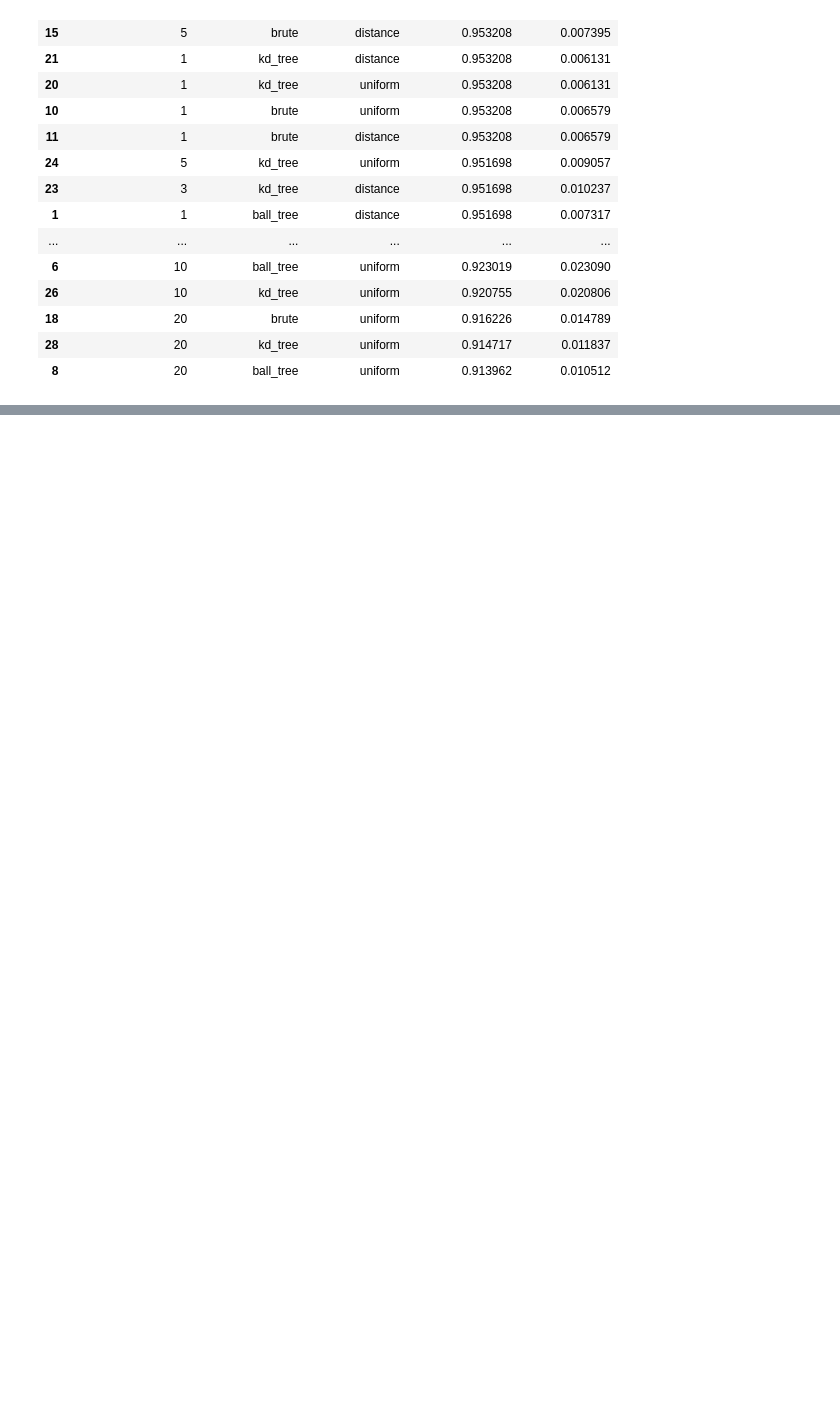
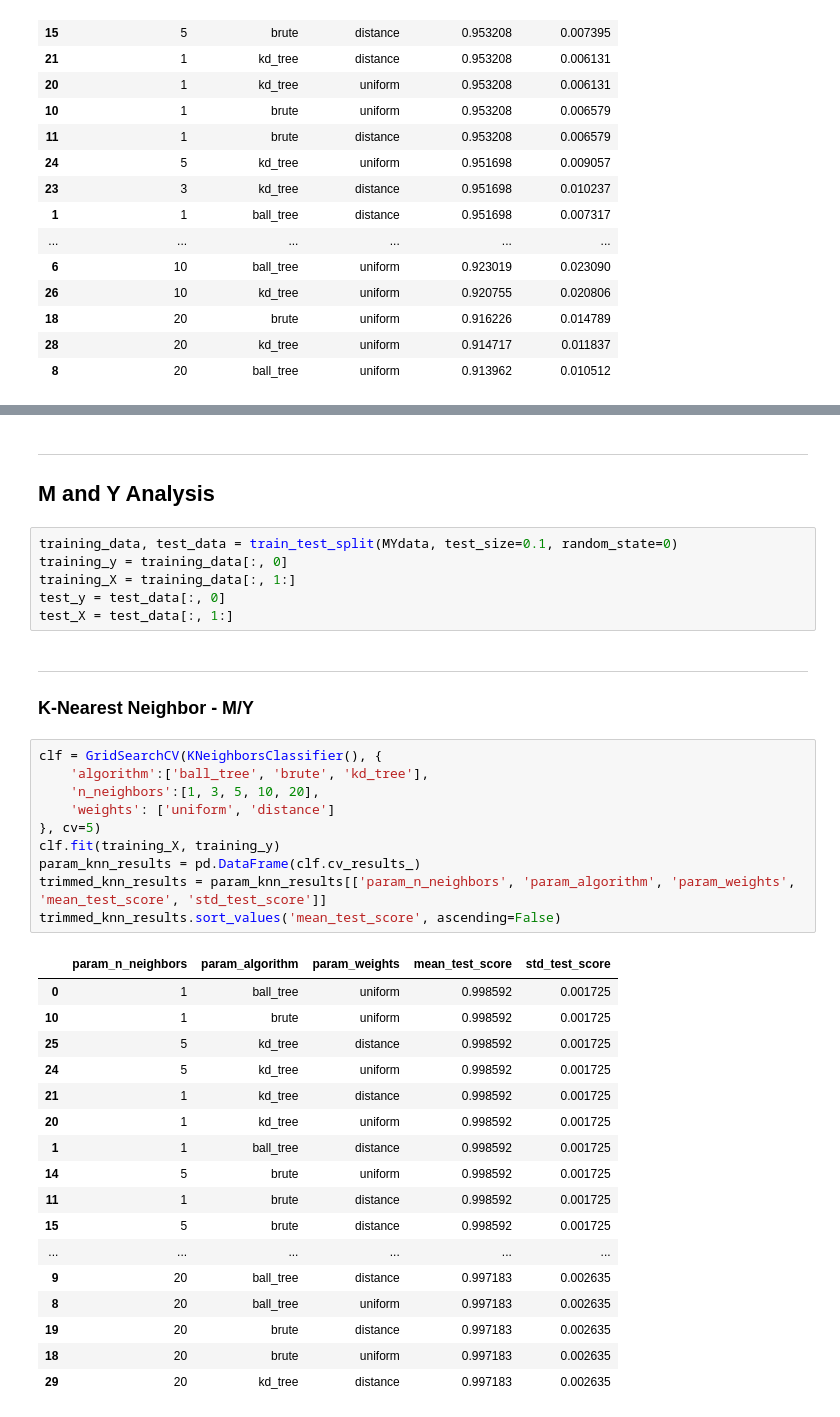
Before and after one commit to jgabella/cse514a-ProjectImplementation2, a Jupyter notebook: LetterRecognitionAnalysis.ipynb, the cells around one changed output, grey strips where cells are left out. Cells and saved outputs as stored; diff of their text form; blank space fills up the shorter version.

```diff
--- a/LetterRecognitionAnalysis.ipynb
+++ b/LetterRecognitionAnalysis.ipynb
@@ -161,0 +187,40 @@ trimmed_knn_results.sort_values('mean_test_score', ascending=False)
+# %% [markdown]
+---
+## M and Y Analysis
+# %%
+training_data, test_data = train_test_split(MYdata, test_size=0.1, random_state=0)
+training_y = training_data[:, 0]
+training_X = training_data[:, 1:]
+test_y = test_data[:, 0]
+test_X = test_data[:, 1:]
+# %% [markdown]
+---
+### K-Nearest Neighbor - M/Y
+# %%
+clf = GridSearchCV(KNeighborsClassifier(), {
+    'algorithm':['ball_tree', 'brute', 'kd_tree'],
+    'n_neighbors':[1, 3, 5, 10, 20],
+    'weights': ['uniform', 'distance']
+}, cv=5)
+clf.fit(training_X, training_y)
+param_knn_results = pd.DataFrame(clf.cv_results_)
+trimmed_knn_results = param_knn_results[['param_n_neighbors', 'param_algorithm', 'param_weights', 'mean_test_score', 'std_test_score']]
+trimmed_knn_results.sort_values('mean_test_score', ascending=False)
+# %% [output]
+|  | param_n_neighbors | param_algorithm | param_weights | mean_test_score | std_test_score |
+| 0 | 1 | ball_tree | uniform | 0.998592 | 0.001725 |
+| 10 | 1 | brute | uniform | 0.998592 | 0.001725 |
+| 25 | 5 | kd_tree | distance | 0.998592 | 0.001725 |
+| 24 | 5 | kd_tree | uniform | 0.998592 | 0.001725 |
+| 21 | 1 | kd_tree | distance | 0.998592 | 0.001725 |
+| 20 | 1 | kd_tree | uniform | 0.998592 | 0.001725 |
+| 1 | 1 | ball_tree | distance | 0.998592 | 0.001725 |
+| 14 | 5 | brute | uniform | 0.998592 | 0.001725 |
+| 11 | 1 | brute | distance | 0.998592 | 0.001725 |
+| 15 | 5 | brute | distance | 0.998592 | 0.001725 |
+| ... | ... | ... | ... | ... | ... |
+| 9 | 20 | ball_tree | distance | 0.997183 | 0.002635 |
+| 8 | 20 | ball_tree | uniform | 0.997183 | 0.002635 |
+| 19 | 20 | brute | distance | 0.997183 | 0.002635 |
+| 18 | 20 | brute | uniform | 0.997183 | 0.002635 |
+| 29 | 20 | kd_tree | distance | 0.997183 | 0.002635 |
```
Also changed, not shown: parts of 25 cells of this notebook.
